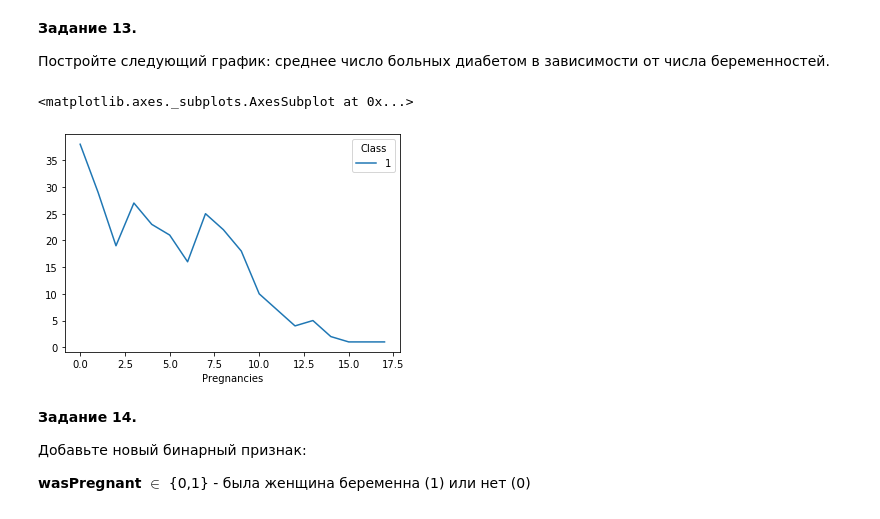
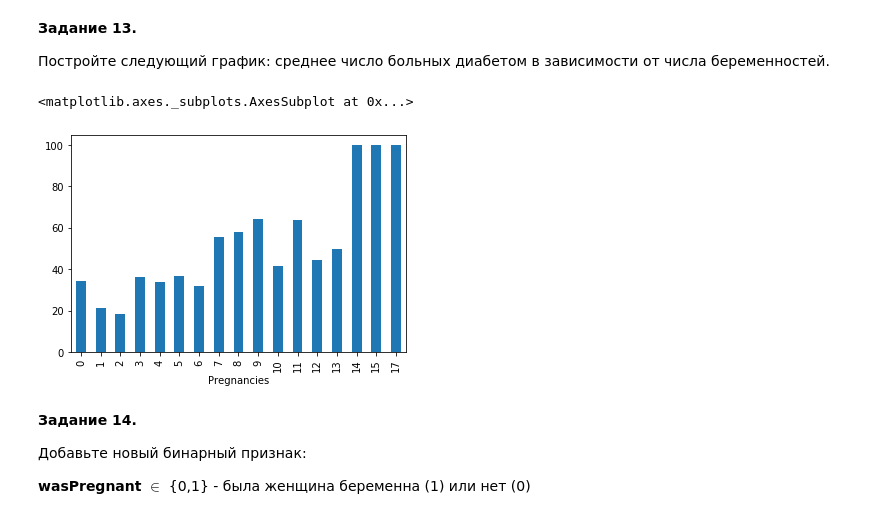
Before and after one commit to Oleg-DS/learning_data_science, a Jupyter notebook: Голещихин_Олег_ДЗ_7.ipynb, the cells around one changed output. Drawn from its saved outputs; the diff is of its cells as text; code cells hidden in the pictures.

```diff
--- a/Голещихин_Олег_ДЗ_7.ipynb
+++ b/Голещихин_Олег_ДЗ_7.ipynb
@@ -246,13 +247,18 @@ sns.distplot(d.BloodPressure, fit=norm)
 __Задание 13.__
 
 Постройте следующий график: среднее число больных диабетом в зависимости от числа беременностей.
-# %%
-# ( ͡° ͜ʖ ͡°)づ ━━ ✫・*。
-
-d.groupby(['Pregnancies'])['Class'].value_counts().unstack()[[1]].plot()
-# %% [output]
-<matplotlib.axes._subplots.AxesSubplot at 0x...>
-[figure, removed]
+# %%
+# ( ͡° ͜ʖ ͡°)づ ━━ ✫・*。
+
+# d.groupby(['Pregnancies'])['Class'].value_counts().unstack()[[1]].plot()
+d1 = d.groupby(['Pregnancies'])['Class'].value_counts().unstack().copy()
+d1 = d1.fillna({0:0})
+d1['%_ill'] = d1[1]/(d1[0]+d1[1])*100
+# print(d1)
+d1['%_ill'].plot(kind='bar')
+# %% [output]
+<matplotlib.axes._subplots.AxesSubplot at 0x...>
+[figure, added]
 # %% [markdown]
 __Задание 14.__
 
```
Also changed, not shown: parts of 1 cell of this notebook.
